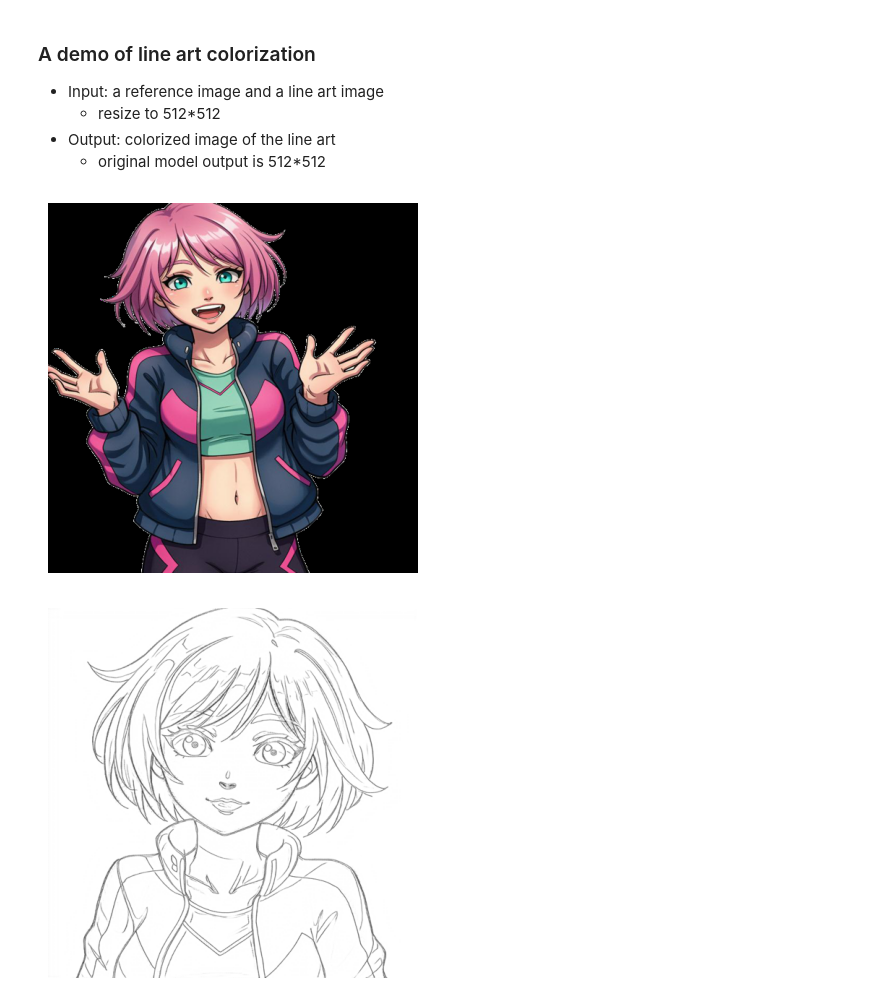
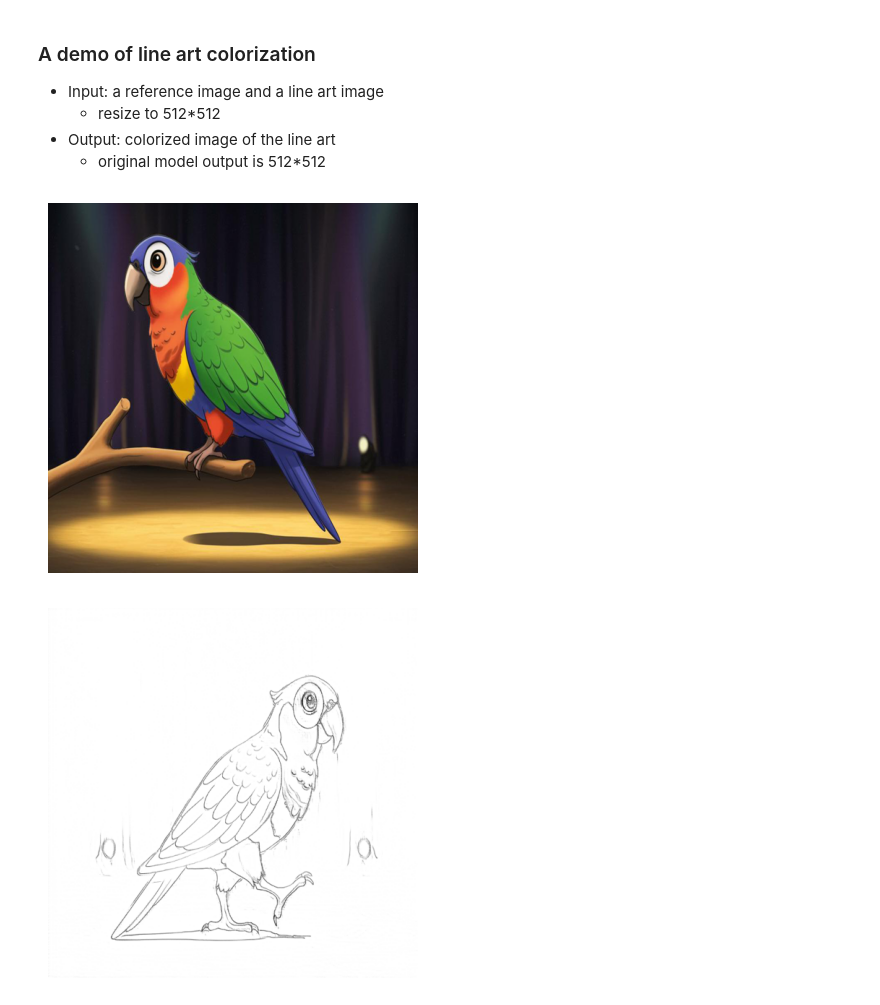
Before and after one commit to CyberAgentAILab/MangaDiT, a Jupyter notebook: colorize_demo.ipynb, the cells around one changed output. Cells and saved outputs as stored; diff of their text form; code cells hidden in the pictures.

```diff
--- a/colorize_demo.ipynb
+++ b/colorize_demo.ipynb
@@ -146,21 +149,24 @@ def process_images(ref_img, lineart_img, seed=42):
 # %%
 # read line art image and reference image from samples file
 import matplotlib.pyplot as plt
 
-lineart_path = "samples/30_1.png"
-ref_path = "samples/30_2_line.png"
+ref_path = "samples/bg_7_1.png"
+lineart_path = "samples/bg_7_2_line.png"
 lineart_img, ref_img = prepare_images(lineart_path, ref_path)
 
-plt.imshow(lineart_img)
-plt.axis('off') # Optional: hides the axis ticks
+plt.imshow(ref_img)
+plt.axis('off')
 plt.show()
 
-plt.imshow(ref_img)
-plt.axis('off') # Optional: hides the axis ticks
+# Optional: extract line art for better result
+# lineart_img = extract_lineart(lineart_img)
+
+plt.imshow(lineart_img)
+plt.axis('off')
 plt.show()
 # %% [output]
-[figure, old version]
+[figure, new version]
-[figure, old version]
+[figure, new version]
 # %%
 result = process_images(ref_img, lineart_img)
 plt.imshow(result)
```
Also changed, not shown: parts of 3 cells of this notebook.
